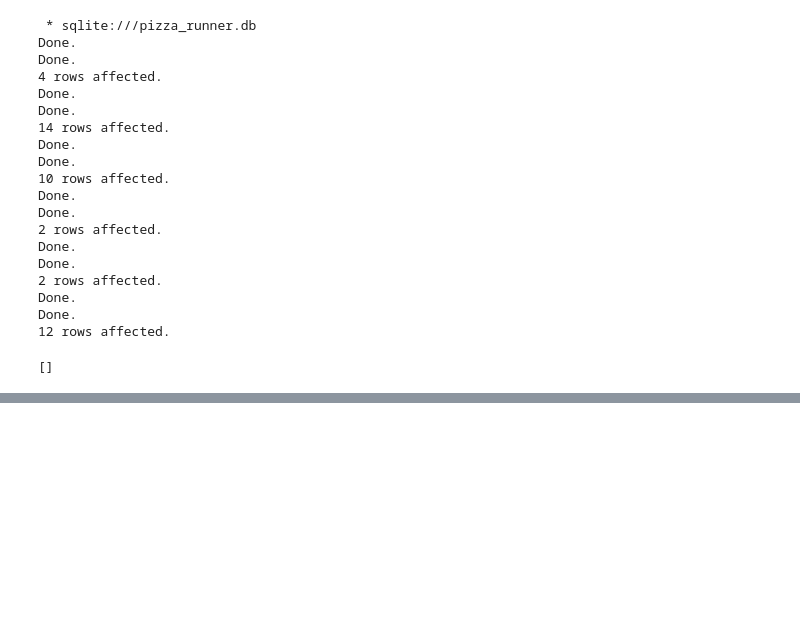
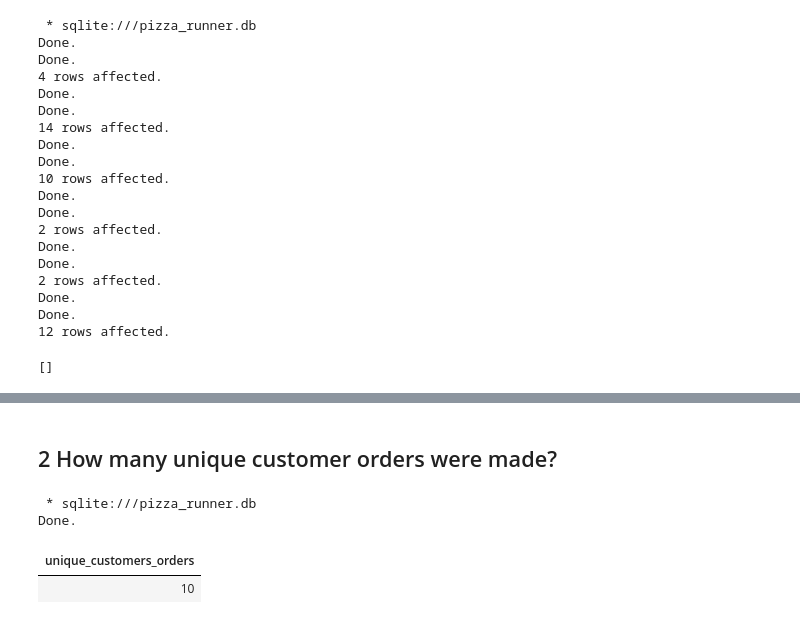
Before and after one commit to Kuziomkin/analytics_case_study, a Jupyter notebook: pizza_runner/pizza_runner_sql.ipynb, the cells around one changed output, grey strips where cells are left out. Drawn from its saved outputs; the diff is of its cells as text; code cells hidden in the pictures; blank space fills up the shorter version.

```diff
--- a/pizza_runner/pizza_runner_sql.ipynb
+++ b/pizza_runner/pizza_runner_sql.ipynb
@@ -322,0 +342,14 @@ Done.
+# %% [markdown]
+## 2 How many unique customer orders were made?
+# %%
+%%sql
+
+SELECT
+    COUNT(DISTINCT order_id) AS unique_customers_orders
+FROM
+    customer_orders
+# %% [output]
+ * sqlite:///pizza_runner.db
+Done.
+| unique_customers_orders |
+| 10 |
```
Also changed, not shown: parts of 7 cells of this notebook, 1 other file.
